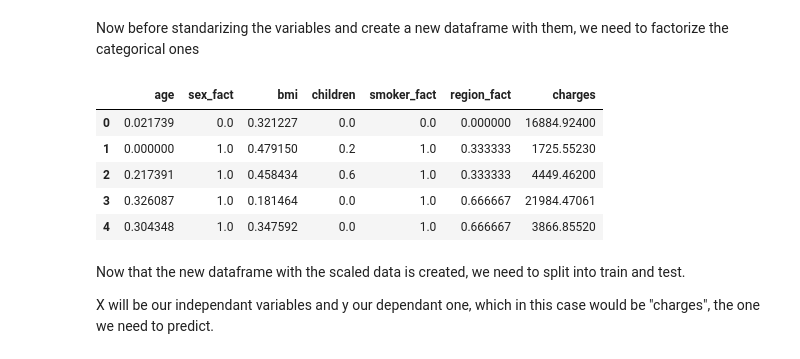
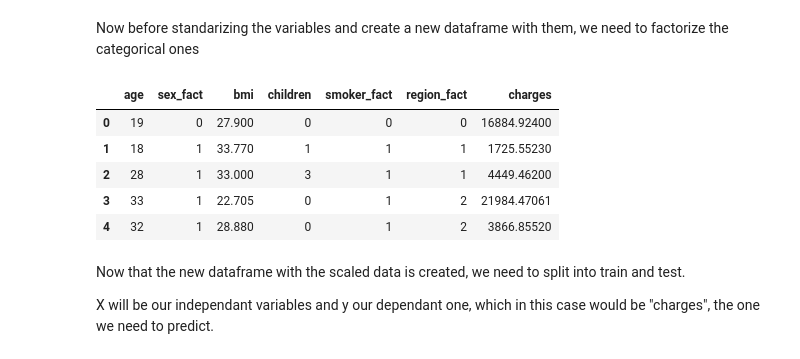
Before and after one commit to 4GeeksAcademy/JesusRoRo-Linear-Regression-Project, a Jupyter notebook: src/explore.ipynb, the cells around one changed output. Cells and saved outputs as stored; diff of their text form; code cells hidden in the pictures.

```diff
--- a/src/explore.ipynb
+++ b/src/explore.ipynb
@@ -53,29 +53,25 @@ Now before standarizing the variables and create a new dataframe with them, we n
 # %%
 #Factorie the categorical variables
 all_data["sex_fact"] = pd.factorize(all_data["sex"])[0]
 all_data["smoker_fact"] = pd.factorize(all_data["smoker"])[0]
 all_data["region_fact"] = pd.factorize(all_data["region"])[0]
 
 #Save all the variables for the new dataframe
 num_variables = ["age", "sex_fact", "bmi", "children", "smoker_fact", "region_fact"]
 
-#Scale all the variables using StandarScaler since we do not have binary ones
-#Create the scaler first
-scaler = MinMaxScaler()
+#Create a dataframe with the scaled variables
+fact_data = pd.DataFrame(all_data, index = all_data.index, columns = num_variables)
 
-#Use the MinMaxScaler and create a new dataframe
-scal_features = scaler.fit_transform(all_data[num_variables]) #Fits and the transforms
-fact_data_scal = pd.DataFrame(scal_features, index = all_data.index, columns = num_variables)
-
-fact_data_scal["charges"] = all_data["charges"]
-fact_data_scal.head()
+#Add the target variable
+fact_data["charges"] = all_data["charges"]
+fact_data.head()
 # %% [output]
 |  | age | sex_fact | bmi | children | smoker_fact | region_fact | charges |
-| 0 | 0.021739 | 0.0 | 0.321227 | 0.0 | 0.0 | 0.000000 | 16884.92400 |
-| 1 | 0.000000 | 1.0 | 0.479150 | 0.2 | 1.0 | 0.333333 | 1725.55230 |
-| 2 | 0.217391 | 1.0 | 0.458434 | 0.6 | 1.0 | 0.333333 | 4449.46200 |
-| 3 | 0.326087 | 1.0 | 0.181464 | 0.0 | 1.0 | 0.666667 | 21984.47061 |
-| 4 | 0.304348 | 1.0 | 0.347592 | 0.0 | 1.0 | 0.666667 | 3866.85520 |
+| 0 | 19 | 0 | 27.900 | 0 | 0 | 0 | 16884.92400 |
+| 1 | 18 | 1 | 33.770 | 1 | 1 | 1 | 1725.55230 |
+| 2 | 28 | 1 | 33.000 | 3 | 1 | 1 | 4449.46200 |
+| 3 | 33 | 1 | 22.705 | 0 | 1 | 2 | 21984.47061 |
+| 4 | 32 | 1 | 28.880 | 0 | 1 | 2 | 3866.85520 |
 # %% [markdown]
 Now that the new dataframe with the scaled data is created, we need to split into train and test.
 
```
Also changed, not shown: parts of 12 cells of this notebook, 2 other files.
